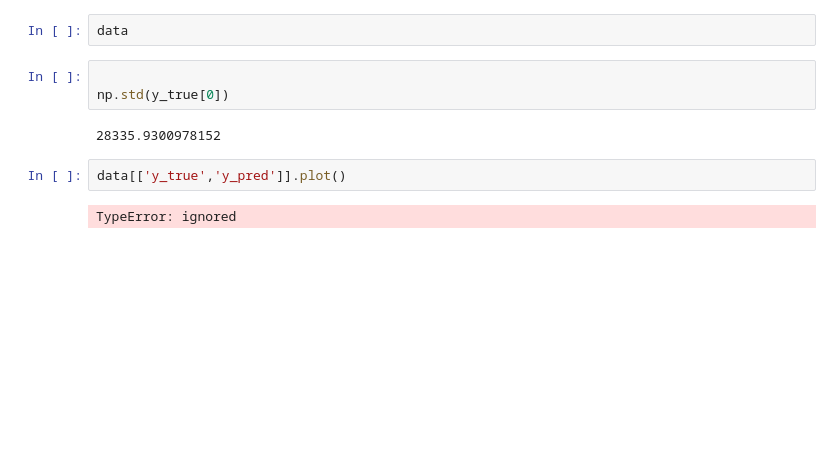
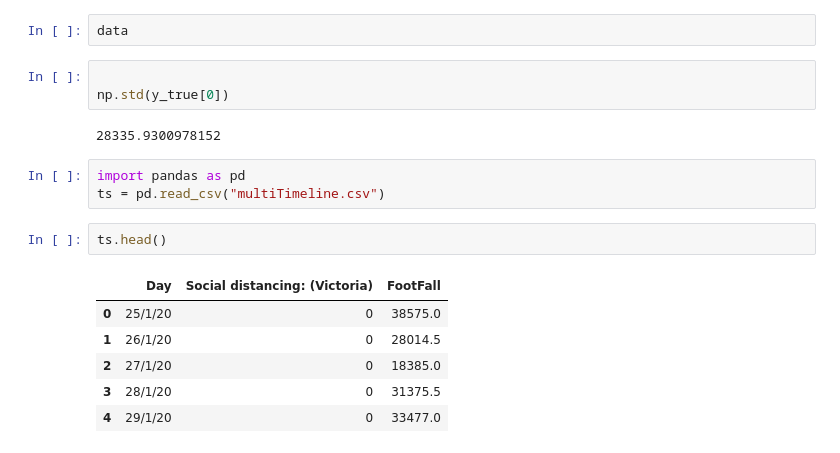
Before and after one commit to avinashmatani/MelbD2020, a Jupyter notebook: MultivariateTimeSeriesModel.ipynb, the cells around one changed output. Cells and saved outputs as stored; diff of their text form; blank space fills up the shorter version.

```diff
--- a/MultivariateTimeSeriesModel.ipynb
+++ b/MultivariateTimeSeriesModel.ipynb
@@ -922,7 +966,15 @@ data
 np.std(y_true[0])
 # %% [output]
 28335.9300978152
-# %%
-data[['y_true','y_pred']].plot()
-# %% [output]
-TypeError: ignored
+# %%
+import pandas as pd
+ts = pd.read_csv("multiTimeline.csv")
+# %%
+ts.head()
+# %% [output]
+|  | Day | Social distancing: (Victoria) | FootFall |
+| 0 | 25/1/20 | 0 | 38575.0 |
+| 1 | 26/1/20 | 0 | 28014.5 |
+| 2 | 27/1/20 | 0 | 18385.0 |
+| 3 | 28/1/20 | 0 | 31375.5 |
+| 4 | 29/1/20 | 0 | 33477.0 |
```
Also changed, not shown: parts of 33 cells of this notebook.
